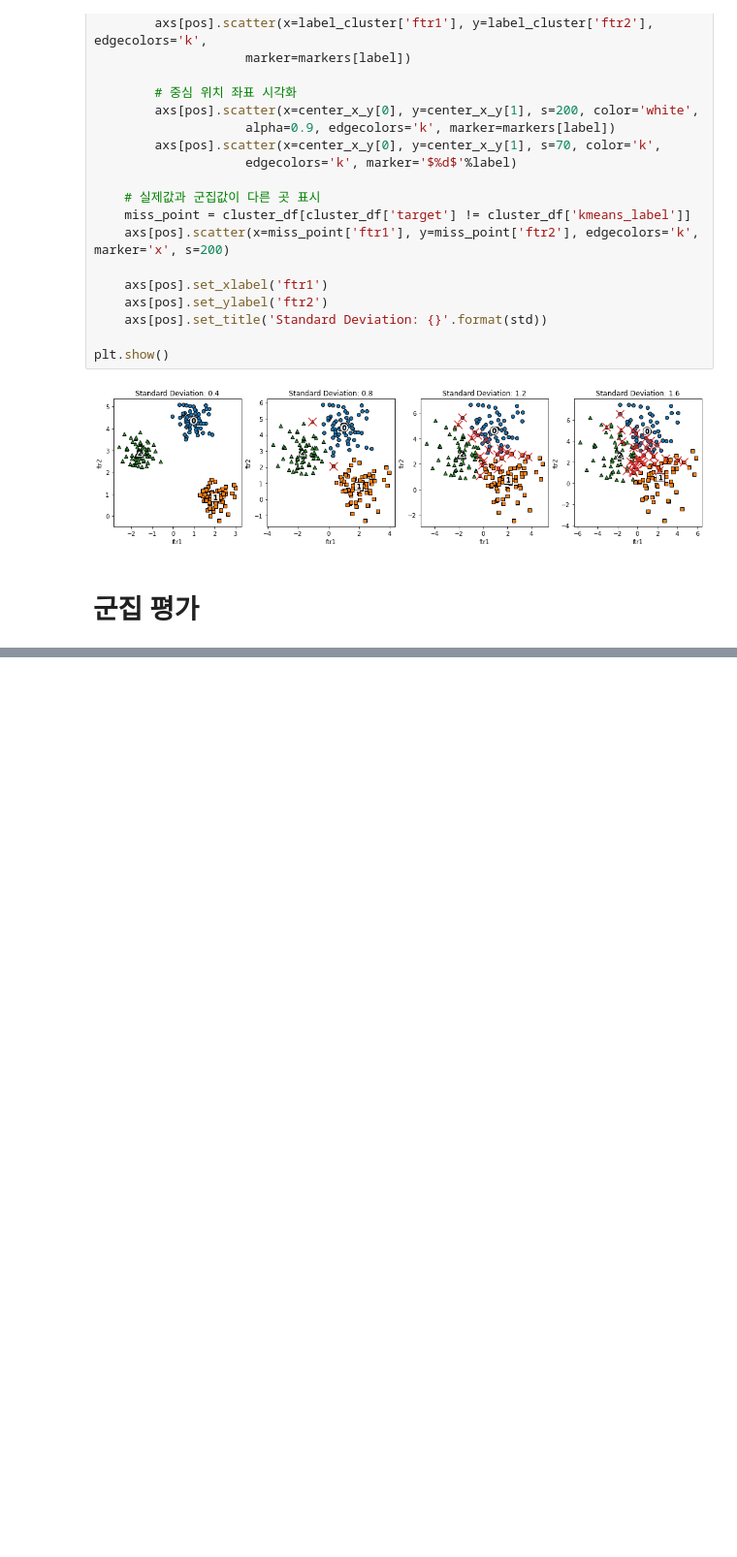
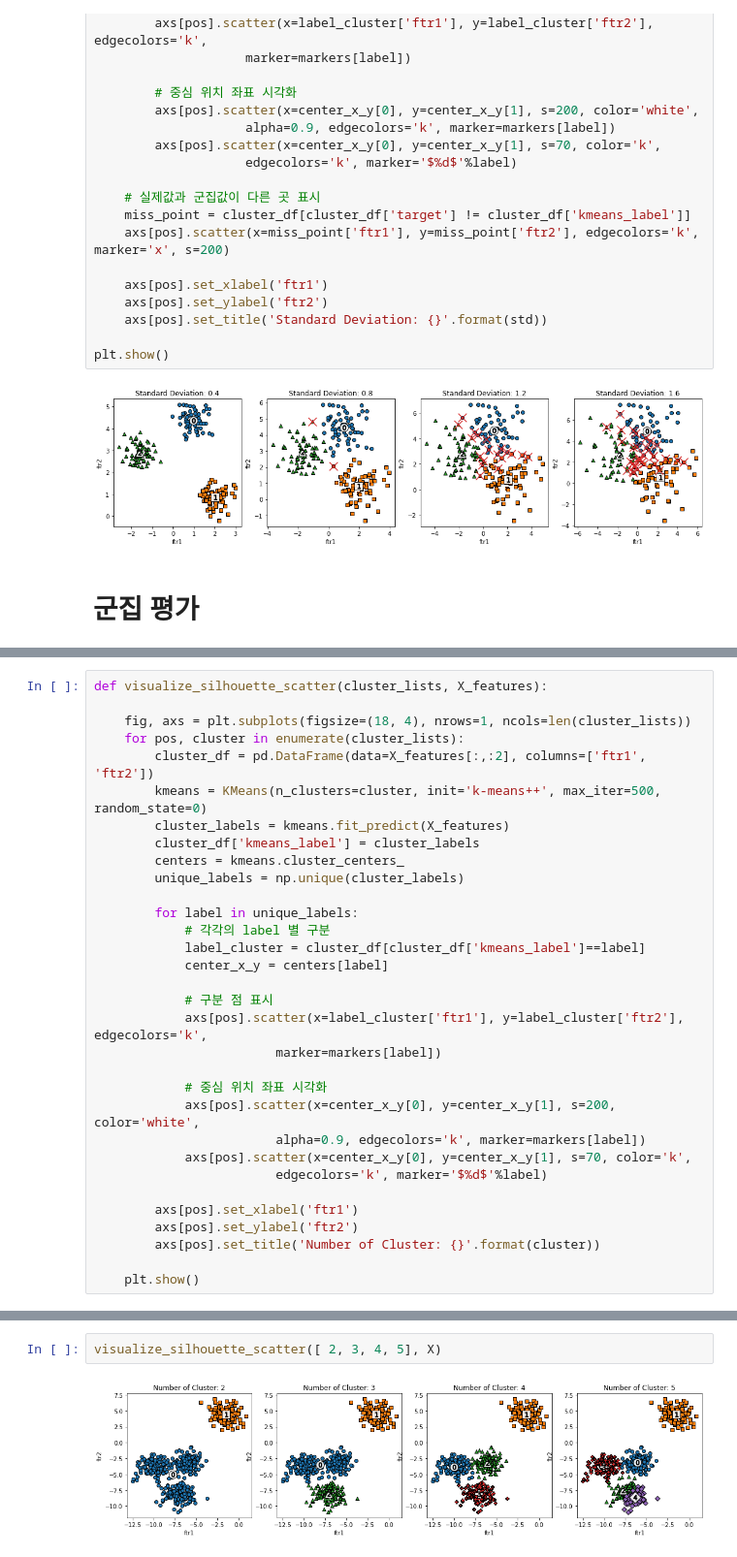
Before and after one commit to SeWonKwon/Machine-Learning, a Jupyter notebook: Machine_Learning/E01_Clustering.ipynb, the cells around one changed output, grey strips where cells are left out. Shown: that part at 97% size. Drawn from its saved outputs; the diff is of its cells as text; blank space fills up the shorter version.

```diff
--- a/Machine_Learning/E01_Clustering.ipynb
+++ b/Machine_Learning/E01_Clustering.ipynb
@@ -481,0 +584,32 @@ plt.show()
+# %%
+def visualize_silhouette_scatter(cluster_lists, X_features):
+
+    fig, axs = plt.subplots(figsize=(18, 4), nrows=1, ncols=len(cluster_lists))
+    for pos, cluster in enumerate(cluster_lists):
+        cluster_df = pd.DataFrame(data=X_features[:,:2], columns=['ftr1', 'ftr2'])
+        kmeans = KMeans(n_clusters=cluster, init='k-means++', max_iter=500, random_state=0)
+        cluster_labels = kmeans.fit_predict(X_features)
+        cluster_df['kmeans_label'] = cluster_labels
+        centers = kmeans.cluster_centers_
+        unique_labels = np.unique(cluster_labels)
+
+        for label in unique_labels:
+            # 각각의 label 별 구분
+            label_cluster = cluster_df[cluster_df['kmeans_label']==label]
+            center_x_y = centers[label]
+
+            # 구분 점 표시
+            axs[pos].scatter(x=label_cluster['ftr1'], y=label_cluster['ftr2'], edgecolors='k',
+                        marker=markers[label])
+
+            # 중심 위치 좌표 시각화
+            axs[pos].scatter(x=center_x_y[0], y=center_x_y[1], s=200, color='white',
+                        alpha=0.9, edgecolors='k', marker=markers[label])
+            axs[pos].scatter(x=center_x_y[0], y=center_x_y[1], s=70, color='k',
+                        edgecolors='k', marker='$%d$'%label)
+
+        axs[pos].set_xlabel('ftr1')
+        axs[pos].set_ylabel('ftr2')
+        axs[pos].set_title('Number of Cluster: {}'.format(cluster))
+
+    plt.show()
@@ -481,0 +626,4 @@ plt.show()
+# %%
+visualize_silhouette_scatter([ 2, 3, 4, 5], X)
+# %% [output]
+[figure, added]
```
Also changed, not shown: parts of 19 cells of this notebook.
